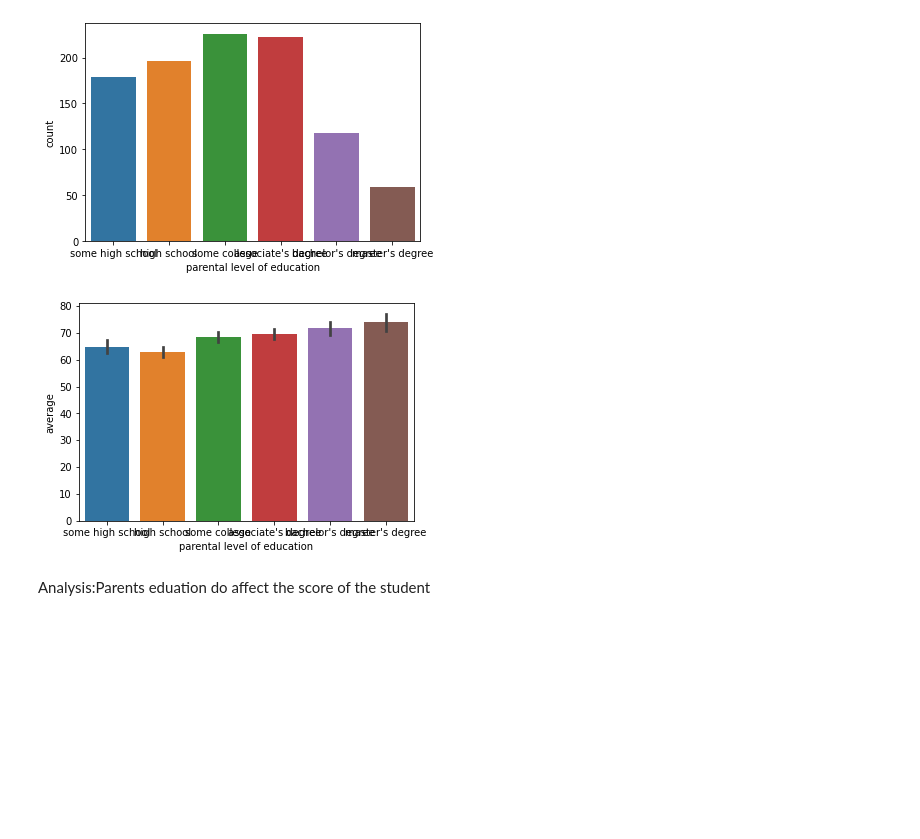
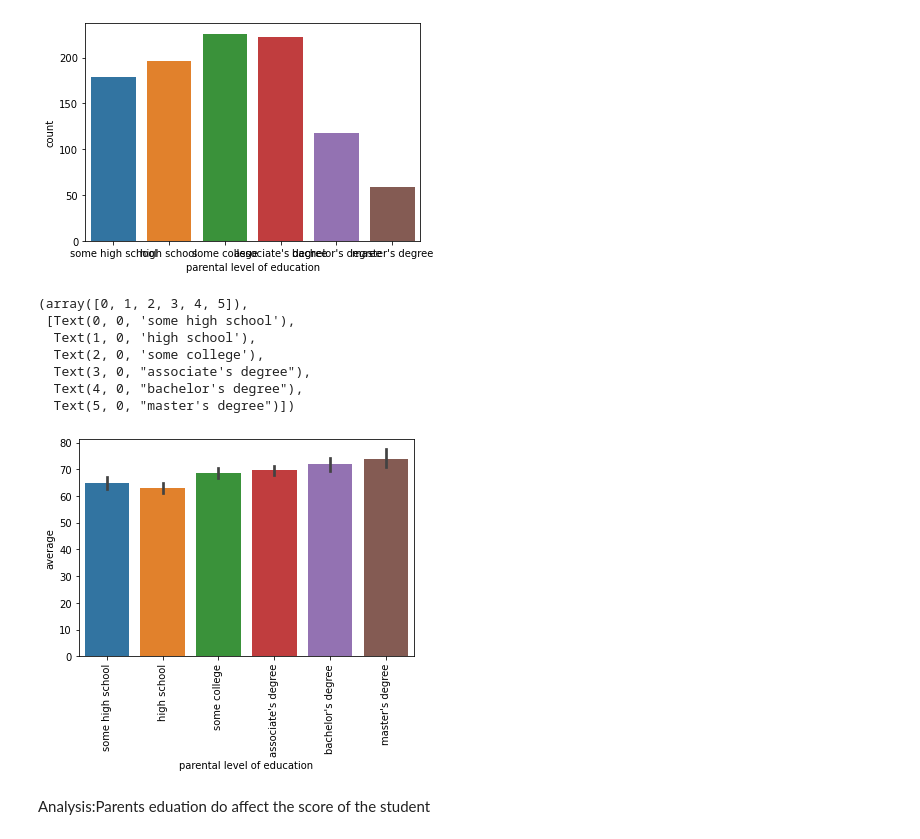
Before and after one commit to helin-317/Assignment-3, a Jupyter notebook: Assignment_3.ipynb, the cells around one changed output. Saved outputs shown, nothing was run; the diff lists cells and outputs as text; code cells hidden in the pictures; blank space fills up the shorter version.

```diff
--- a/Assignment_3.ipynb
+++ b/Assignment_3.ipynb
@@ -81,8 +81,16 @@ sns.countplot(x=st['parental level of education']);
 st['average'] = st['total'] / 3
 # %%
 sns.barplot(x=st['parental level of education'],y=st['average']);
+plt.xticks(rotation=90);
 # %% [output]
+(array([0, 1, 2, 3, 4, 5]),
+ [Text(0, 0, 'some high school'),
+  Text(1, 0, 'high school'),
+  Text(2, 0, 'some college'),
+  Text(3, 0, "associate's degree"),
+  Text(4, 0, "bachelor's degree"),
+  Text(5, 0, "master's degree")])
-[figure, old version]
+[figure, new version]
 # %% [markdown]
 Analysis:Parents eduation do affect the score of the student
 # %% [markdown]
```
Also changed, not shown: parts of 10 cells of this notebook.
